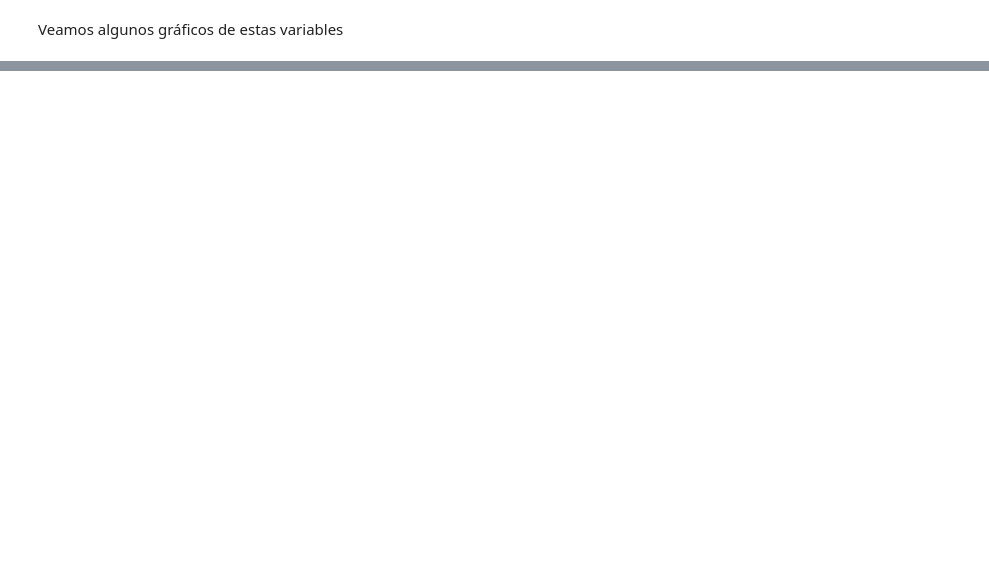
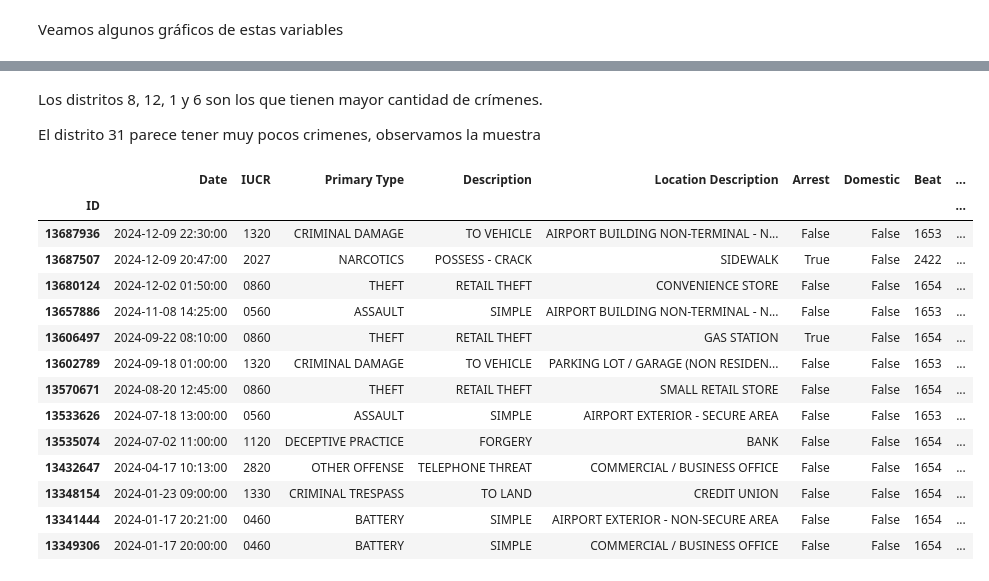
Before and after one commit to gjmv/CEIA_2025_B2_AdD_TP, a Jupyter notebook: TP.ipynb, the cells around one changed output, grey strips where cells are left out. Saved outputs shown, nothing was run; the diff lists cells and outputs as text; code cells hidden in the pictures; blank space fills up the shorter version.

```diff
--- a/TP.ipynb
+++ b/TP.ipynb
@@ -382,0 +404,22 @@ plt.show()
+# %% [markdown]
+Los distritos 8, 12, 1 y 6 son los que tienen mayor cantidad de crímenes.
+
+El distrito 31 parece tener muy pocos crimenes, observamos la muestra
+# %%
+df_csv[df_csv["District"] == 31]
+# %% [output]
+|  | Date | IUCR | Primary Type | Description | Location Description | Arrest | Domestic | Beat | ... |
+| ID |  |  |  |  |  |  |  |  | ... |
+| 13687936 | 2024-12-09 22:30:00 | 1320 | CRIMINAL DAMAGE | TO VEHICLE | AIRPORT BUILDING NON-TERMINAL - N... | False | False | 1653 | ... |
+| 13687507 | 2024-12-09 20:47:00 | 2027 | NARCOTICS | POSSESS - CRACK | SIDEWALK | True | False | 2422 | ... |
+| 13680124 | 2024-12-02 01:50:00 | 0860 | THEFT | RETAIL THEFT | CONVENIENCE STORE | False | False | 1654 | ... |
+| 13657886 | 2024-11-08 14:25:00 | 0560 | ASSAULT | SIMPLE | AIRPORT BUILDING NON-TERMINAL - N... | False | False | 1653 | ... |
+| 13606497 | 2024-09-22 08:10:00 | 0860 | THEFT | RETAIL THEFT | GAS STATION | True | False | 1654 | ... |
+| 13602789 | 2024-09-18 01:00:00 | 1320 | CRIMINAL DAMAGE | TO VEHICLE | PARKING LOT / GARAGE (NON RESIDEN... | False | False | 1653 | ... |
+| 13570671 | 2024-08-20 12:45:00 | 0860 | THEFT | RETAIL THEFT | SMALL RETAIL STORE | False | False | 1654 | ... |
+| 13533626 | 2024-07-18 13:00:00 | 0560 | ASSAULT | SIMPLE | AIRPORT EXTERIOR - SECURE AREA | False | False | 1653 | ... |
+| 13535074 | 2024-07-02 11:00:00 | 1120 | DECEPTIVE PRACTICE | FORGERY | BANK | False | False | 1654 | ... |
+| 13432647 | 2024-04-17 10:13:00 | 2820 | OTHER OFFENSE | TELEPHONE THREAT | COMMERCIAL / BUSINESS OFFICE | False | False | 1654 | ... |
+| 13348154 | 2024-01-23 09:00:00 | 1330 | CRIMINAL TRESPASS | TO LAND | CREDIT UNION | False | False | 1654 | ... |
+| 13341444 | 2024-01-17 20:21:00 | 0460 | BATTERY | SIMPLE | AIRPORT EXTERIOR - NON-SECURE AREA | False | False | 1654 | ... |
+| 13349306 | 2024-01-17 20:00:00 | 0460 | BATTERY | SIMPLE | COMMERCIAL / BUSINESS OFFICE | False | False | 1654 | ... |
```
Also changed, not shown: parts of 19 cells of this notebook.
